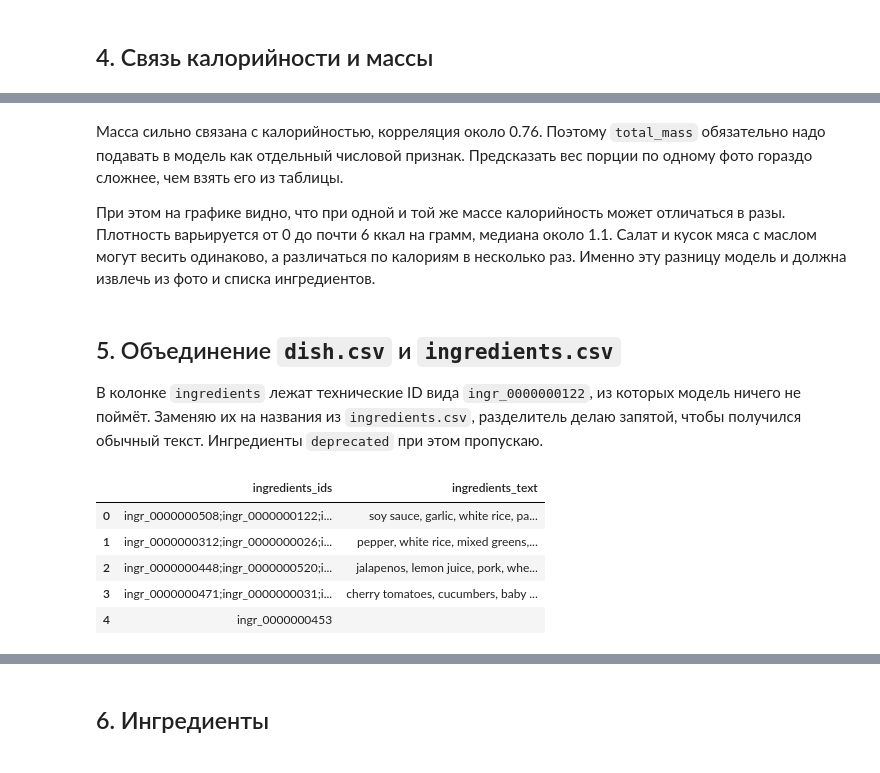
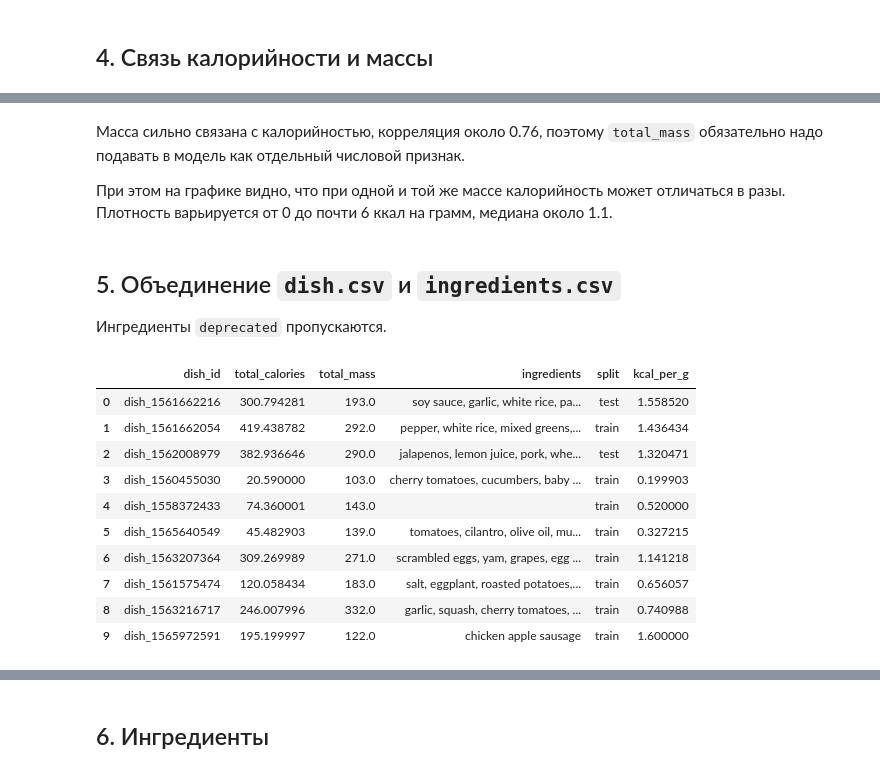
Before and after one commit to andr3w13/Nutrition, a Jupyter notebook: notebook.ipynb, the cells around one changed output, grey strips where cells are left out. Drawn from its saved outputs; the diff is of its cells as text; code cells hidden in the pictures.

```diff
--- a/notebook.ipynb
+++ b/notebook.ipynb
@@ -201,6 +215,12 @@ dish.sort_values("total_calories", ascending=False).head(5)[["dish_id", "total_c
 | 1125 | dish_1564170010 | 1264.548340 | 831.0 | train |
 | 1951 | dish_1563476577 | 1238.033691 | 857.0 | train |
 # %%
-dish[dish["total_calories"] < 5][["dish_id", "total_calories", "total_mass", "ingredients"]].head(10)
+low = dish[dish["total_calories"] < 5][["dish_id", "total_calories", "total_mass", "ingredients"]]
+
+# Добавление названий ингредиентов
+ingr_ids = low["ingredients"].str.split(";").explode().str.replace("ingr_", "").astype(int)
+names = ingr_ids.to_frame("id").merge(ingredients, on="id", how="left").set_index(ingr_ids.index)["ingr"]
+low["ingredients"] = names.groupby(level=0).agg(", ".join)
+low
 # %% [output]
 |  | dish_id | total_calories | total_mass | ingredients |
@@ -248,35 +274,36 @@ min         0.00
 max         5.78
 Name: kcal_per_g, dtype: float64
 # %% [markdown]
-Масса сильно связана с калорийностью, корреляция около 0.76. Поэтому `total_mass` обязательно надо подавать в модель как отдельный числовой признак. Предсказать вес порции по одному фото гораздо сложнее, чем взять его из таблицы.
+Масса сильно связана с калорийностью, корреляция около 0.76, поэтому `total_mass` обязательно надо подавать в модель как отдельный числовой признак.
 
-При этом на графике видно, что при одной и той же массе калорийность может отличаться в разы. Плотность варьируется от 0 до почти 6 ккал на грамм, медиана около 1.1. Салат и кусок мяса с маслом могут весить одинаково, а различаться по калориям в несколько раз. Именно эту разницу модель и должна извлечь из фото и списка ингредиентов.
+При этом на графике видно, что при одной и той же массе калорийность может отличаться в разы. Плотность варьируется от 0 до почти 6 ккал на грамм, медиана около 1.1.
 # %% [markdown]
 ## 5. Объединение `dish.csv` и `ingredients.csv`
 
-В колонке `ingredients` лежат технические ID вида `ingr_0000000122`, из которых модель ничего не поймёт. Заменяю их на названия из `ingredients.csv`, разделитель делаю запятой, чтобы получился обычный текст. Ингредиенты `deprecated` при этом пропускаю.
+Ингредиенты `deprecated` пропускаются.
 # %%
 id2name = dict(zip(ingredients["id"], ingredients["ingr"]))
 
 
 def ingredients_to_text(ingr_ids):
     names = [id2name[int(i.replace("ingr_", ""))] for i in ingr_ids.split(";")]
     return ", ".join(n for n in names if n != "deprecated")
 
 
 df = dish.copy()
 df["ingredients"] = df["ingredients"].apply(ingredients_to_text)
 
-before_after = pd.DataFrame({
-    "ingredients_ids": dish["ingredients"],
-    "ingredients_text": df["ingredients"],
-})
-before_after.head(5)
+df.head(10)
 # %% [output]
-|  | ingredients_ids | ingredients_text |
-| 0 | ingr_0000000508;ingr_0000000122;i... | soy sauce, garlic, white rice, pa... |
-| 1 | ingr_0000000312;ingr_0000000026;i... | pepper, white rice, mixed greens,... |
-| 2 | ingr_0000000448;ingr_0000000520;i... | jalapenos, lemon juice, pork, whe... |
-| 3 | ingr_0000000471;ingr_0000000031;i... | cherry tomatoes, cucumbers, baby ... |
-| 4 | ingr_0000000453 |  |
+|  | dish_id | total_calories | total_mass | ingredients | split | kcal_per_g |
+| 0 | dish_1561662216 | 300.794281 | 193.0 | soy sauce, garlic, white rice, pa... | test | 1.558520 |
+| 1 | dish_1561662054 | 419.438782 | 292.0 | pepper, white rice, mixed greens,... | train | 1.436434 |
+| 2 | dish_1562008979 | 382.936646 | 290.0 | jalapenos, lemon juice, pork, whe... | test | 1.320471 |
+| 3 | dish_1560455030 | 20.590000 | 103.0 | cherry tomatoes, cucumbers, baby ... | train | 0.199903 |
+| 4 | dish_1558372433 | 74.360001 | 143.0 |  | train | 0.520000 |
+| 5 | dish_1565640549 | 45.482903 | 139.0 | tomatoes, cilantro, olive oil, mu... | train | 0.327215 |
+| 6 | dish_1563207364 | 309.269989 | 271.0 | scrambled eggs, yam, grapes, egg ... | train | 1.141218 |
+| 7 | dish_1561575474 | 120.058434 | 183.0 | salt, eggplant, roasted potatoes,... | train | 0.656057 |
+| 8 | dish_1563216717 | 246.007996 | 332.0 | garlic, squash, cherry tomatoes, ... | train | 0.740988 |
+| 9 | dish_1565972591 | 195.199997 | 122.0 | chicken apple sausage | train | 1.600000 |
 # %%
```
Also changed, not shown: parts of 18 cells of this notebook.
